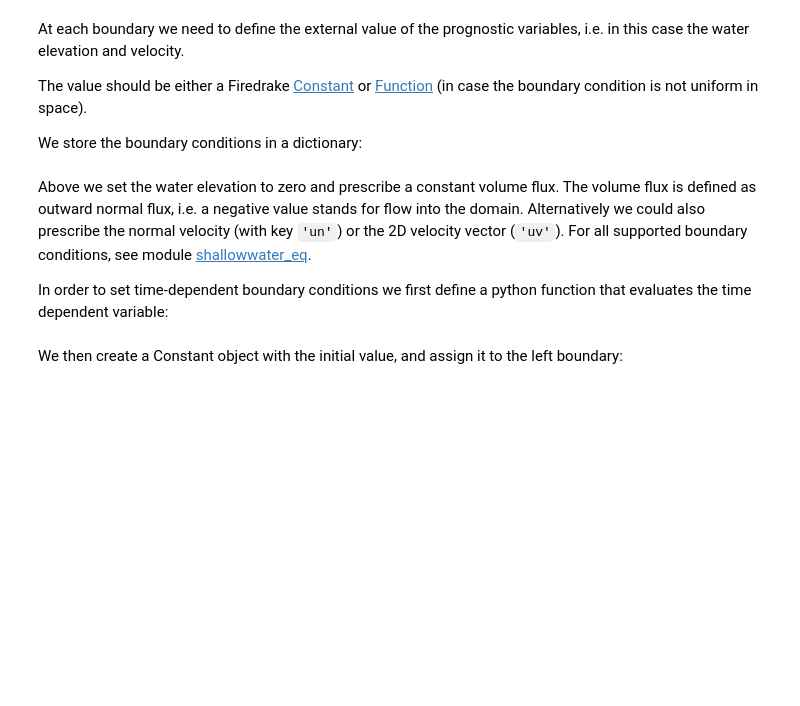
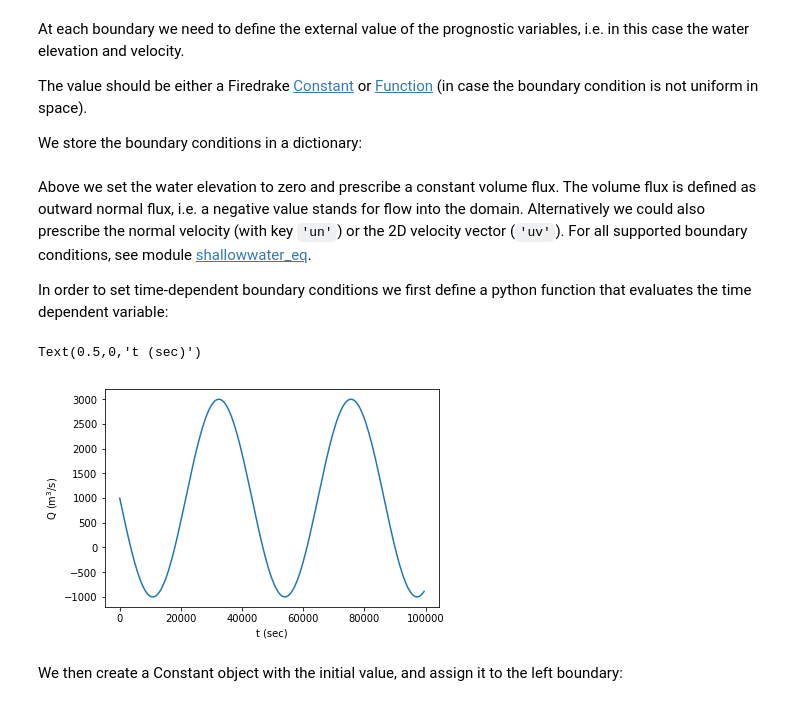
Before and after one commit to thetisproject/thetis, a Jupyter notebook: demos/Thetis tutorial - 2D channel with time-dependent boundary conditions.ipynb, the cells around one changed output. Cells and saved outputs as stored; diff of their text form; code cells hidden in the pictures; blank space fills up the shorter version.

```diff
--- a/demos/Thetis tutorial - 2D channel with time-dependent boundary conditions.ipynb
+++ b/demos/Thetis tutorial - 2D channel with time-dependent boundary conditions.ipynb
@@ -58,10 +74,17 @@ In order to set time-dependent boundary conditions we first define a python func
 # %%
 def timedep_flux(simulation_time):
     """Time-dependent flux function"""
     tide_amp = -2e3
     tide_t = 12 * 3600.
     flux = tide_amp*sin(2 * pi * simulation_time / tide_t) + in_flux
     return flux
+
+plt.plot(np.arange(0,100000,500),[timedep_flux(i) for i in np.arange(0,100000,500)])
+plt.ylabel('Q (m$^3$/s)')
+plt.xlabel('t (sec)')
+# %% [output]
+Text(0.5,0,'t (sec)')
+[figure, added]
 # %% [markdown]
 We then create a Constant object with the initial value, and assign it to the left boundary:
 # %%
```
Also changed, not shown: parts of 10 cells of this notebook.
